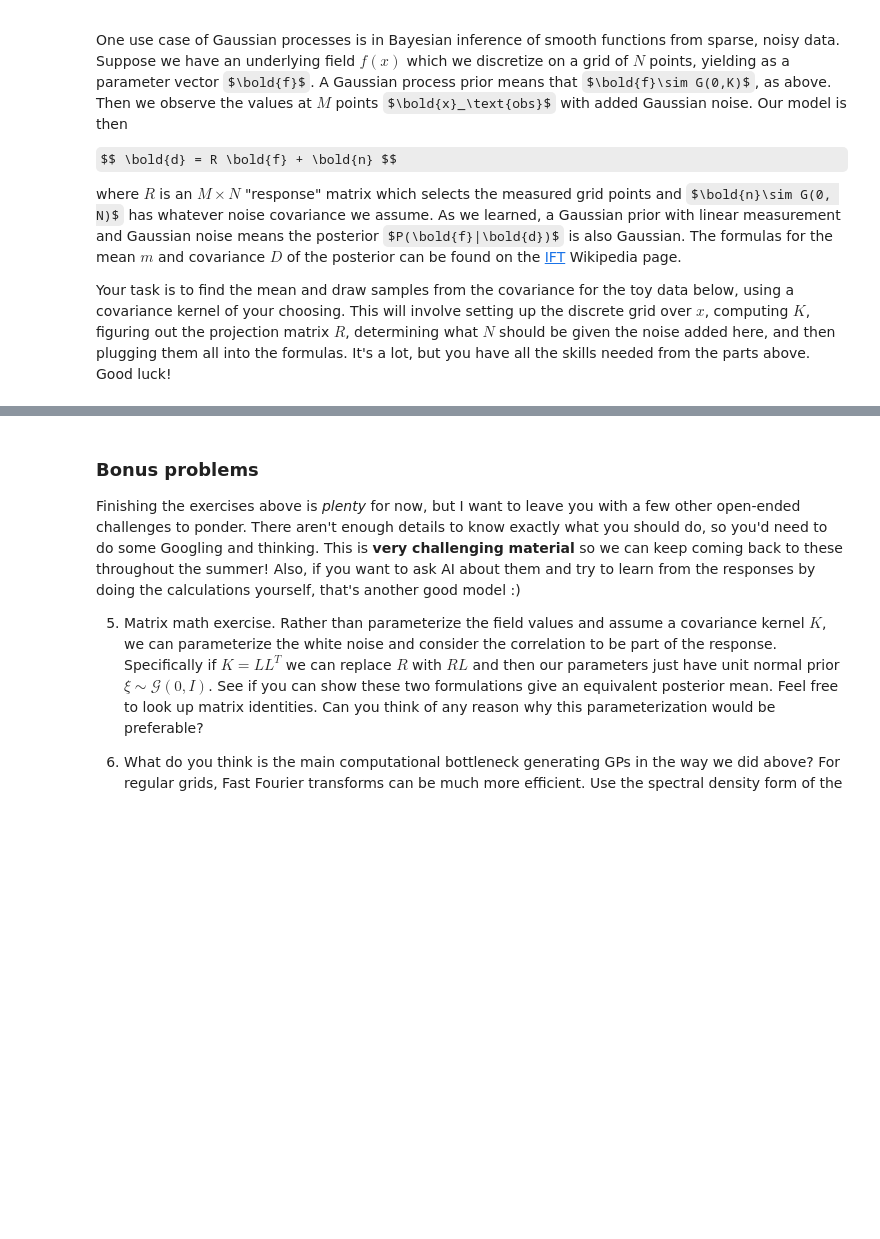
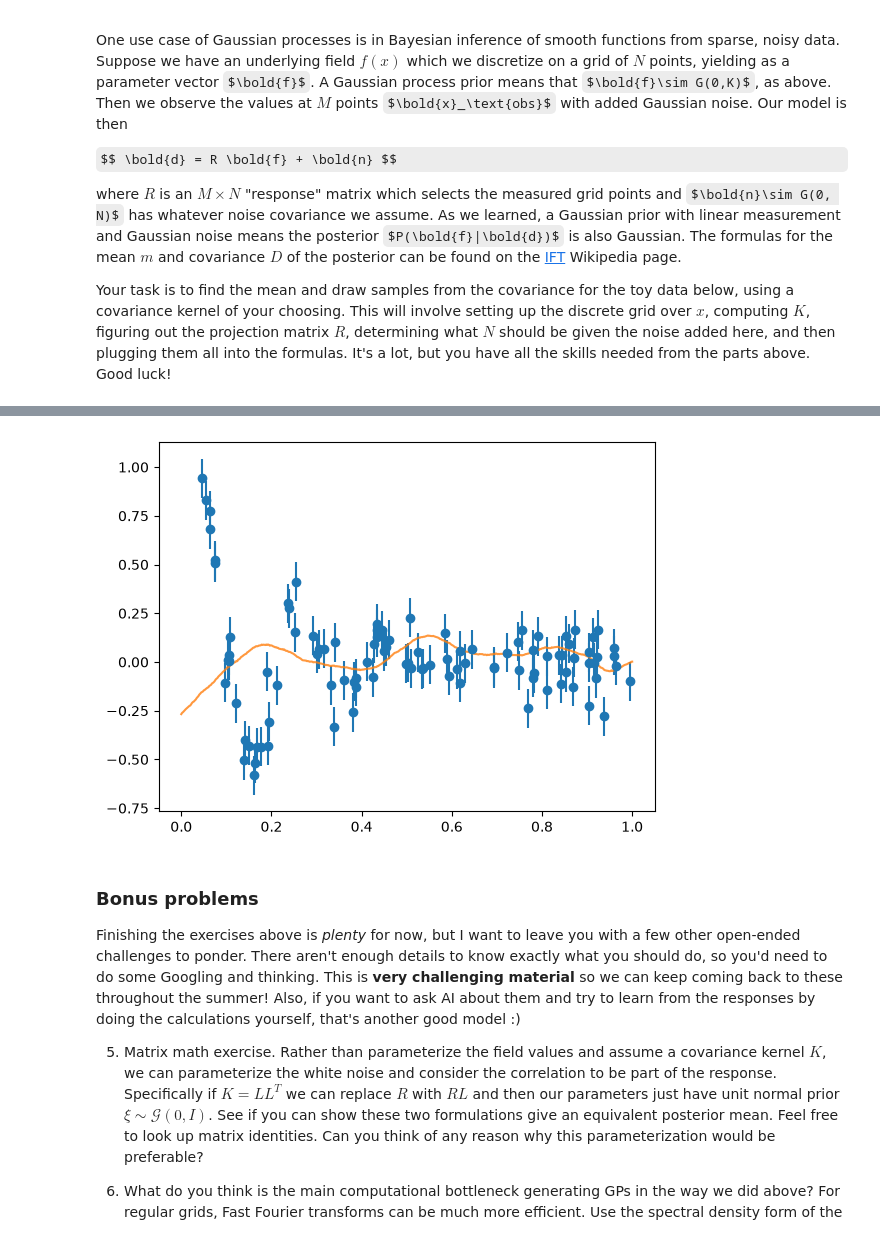
Before and after one commit to dtfrake/hmc-dust, a Jupyter notebook: dylan_gp.ipynb, the cells around one changed output, grey strips where cells are left out. Cells and saved outputs as stored; diff of their text form; code cells hidden in the pictures; some formulas as TeX source; blank space fills up the shorter version.

```diff
--- a/dylan_gp.ipynb
+++ b/dylan_gp.ipynb
@@ -135,7 +176,50 @@ plt.show()
 # %%
 # Infer the mean function and draw posterior samples
+num_data = 100;
+num_entries = 500;
+noise_magnitude_on_each_point = 0.1;
+total_length = 1;
+
+def matern_12(r, variance=1.0, scale=1.0, jitter=1e-6):
+    result = variance * jnp.exp(-1*r/scale);
+    return jnp.where(r > 0, result, result * (1.0 + jitter));
+
+def matern_32(r, variance=1.0, scale=1.0, jitter=1e-6):
+    result = variance * (1 + jnp.sqrt(3)*r/scale)*jnp.exp(-1*jnp.sqrt(3)*r/scale);
+    return jnp.where(r > 0, result, result * (1.0 + jitter));
+
+def dist_function(i, j):
+    return jnp.abs(i - j)*total_length/(num_entries - 1);
+
+shape = (num_entries, num_entries);
+dist_matrix = jnp.fromfunction(dist_function, shape);
+# I am choosing a Matern covariance with nu = 3/2 for the prior
+K = matern_32(dist_matrix);
+
+N = jnp.eye(num_data)*noise_magnitude_on_each_point**2;
+
+x = jnp.linspace(0, total_length, num_entries);
+rng, key = jr.split(rng);
+noise = jr.normal(key, shape = len(x));
+def R_matrix_function(r, c):
+    return jnp.where((c*num_data % num_entries < num_data) & (r == jnp.floor(c*num_data/num_entries)), 1, 0)
+R_shape = (num_data, num_entries);
+R = jnp.fromfunction(R_matrix_function, R_shape);
+# below are the standard formulas (these were not working)
+# D = jnp.linalg.inv( jnp.linalg.inv(K) + R.T @ jnp.linalg.inv(N) @ R);
+# M = D @ R.T @ jnp.linalg.inv(N) @ y_obs;
+# below are the Woodbury formulas
+D = K - K @ R.T @ jnp.linalg.inv(R @ K @ R.T + N) @ R @ K;
+M = K @ R.T @ jnp.linalg.inv(R @ K @ R.T + N) @ y_obs;
+L_D = jnp.linalg.cholesky(D);
+sample_from_posterior = L_D @ noise + M;
 
 # Plot these on top of the observations
+plt.errorbar(x_obs, y_obs, yerr=y_obs_err, fmt='o', label='Observations')
+plt.plot(x, sample_from_posterior, label = "Posterior Sample", alpha = 0.8);
+plt.show();
+# %% [output]
+[figure, added]
 # %% [markdown]
 ### Bonus problems
 
```
Also changed, not shown: parts of 4 cells of this notebook.
